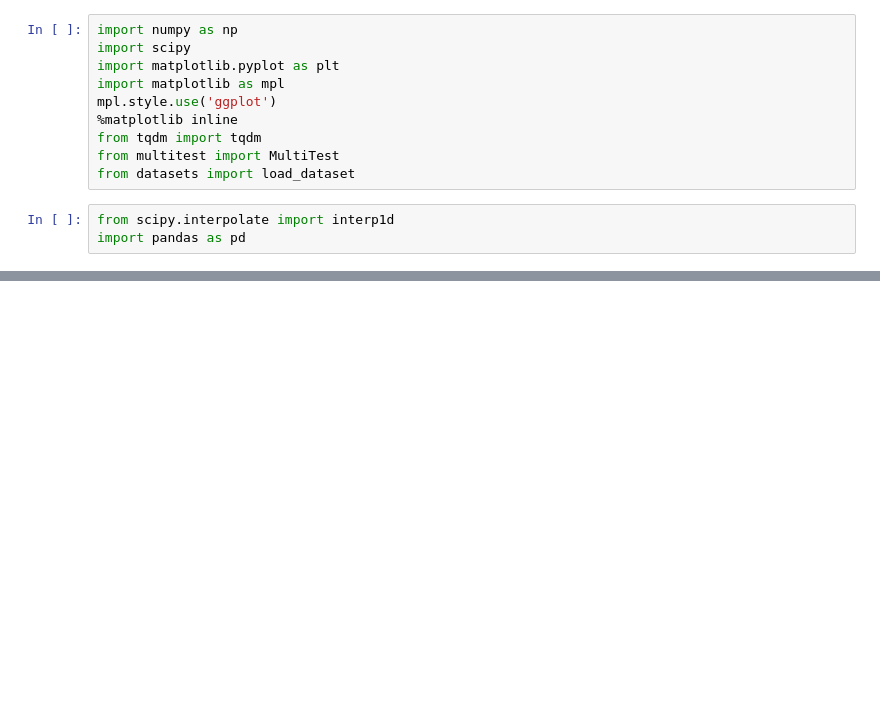
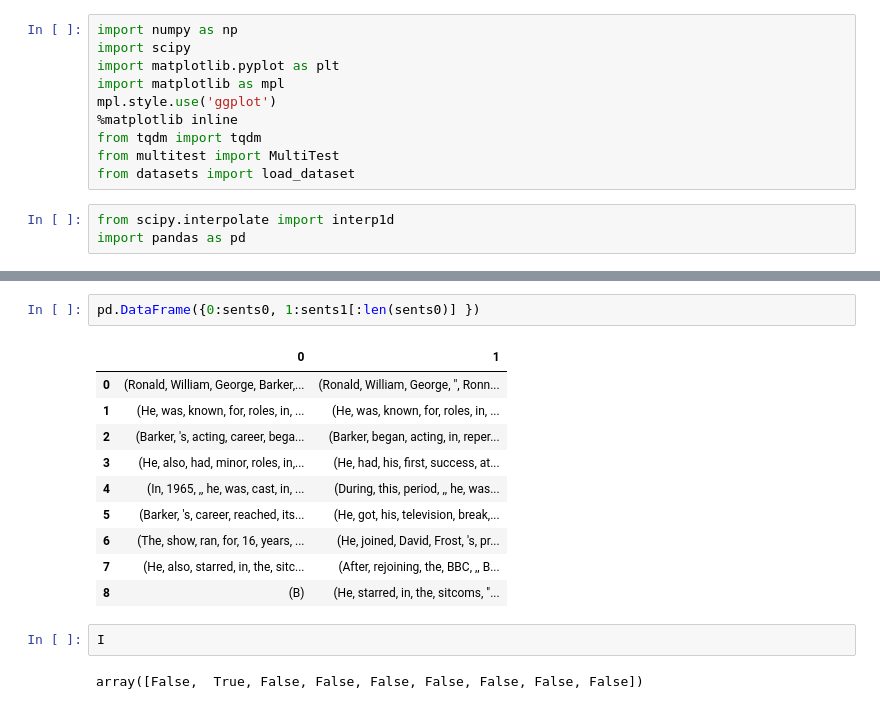
Before and after one commit to bzimbler/Boaz-detectLM, a Jupyter notebook: prepare_training_data.ipynb, the cells around one changed output, grey strips where cells are left out. Saved outputs shown, nothing was run; the diff lists cells and outputs as text; blank space fills up the shorter version.

```diff
--- a/prepare_training_data.ipynb
+++ b/prepare_training_data.ipynb
@@ -34,0 +86,17 @@ path + 'wiki_' + str(d['id']) + '.txt'
+# %%
+pd.DataFrame({0:sents0, 1:sents1[:len(sents0)] })
+# %% [output]
+|  | 0 | 1 |
+| 0 | (Ronald, William, George, Barker,... | (Ronald, William, George, ", Ronn... |
+| 1 | (He, was, known, for, roles, in, ... | (He, was, known, for, roles, in, ... |
+| 2 | (Barker, 's, acting, career, bega... | (Barker, began, acting, in, reper... |
+| 3 | (He, also, had, minor, roles, in,... | (He, had, his, first, success, at... |
+| 4 | (In, 1965, ,, he, was, cast, in, ... | (During, this, period, ,, he, was... |
+| 5 | (Barker, 's, career, reached, its... | (He, got, his, television, break,... |
+| 6 | (The, show, ran, for, 16, years, ... | (He, joined, David, Frost, 's, pr... |
+| 7 | (He, also, starred, in, the, sitc... | (After, rejoining, the, BBC, ,, B... |
+| 8 | (B) | (He, starred, in, the, sitcoms, "... |
+# %%
+I
+# %% [output]
+array([False,  True, False, False, False, False, False, False, False])
```
Also changed, not shown: parts of 12 cells of this notebook, 14 other files.
